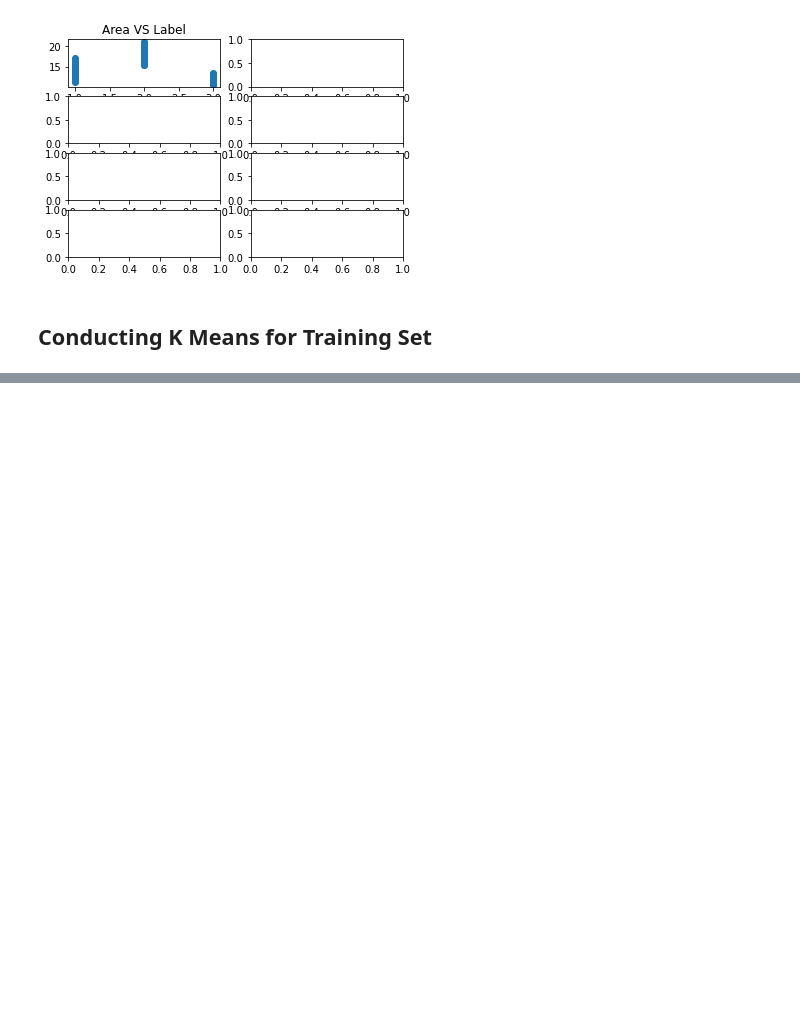
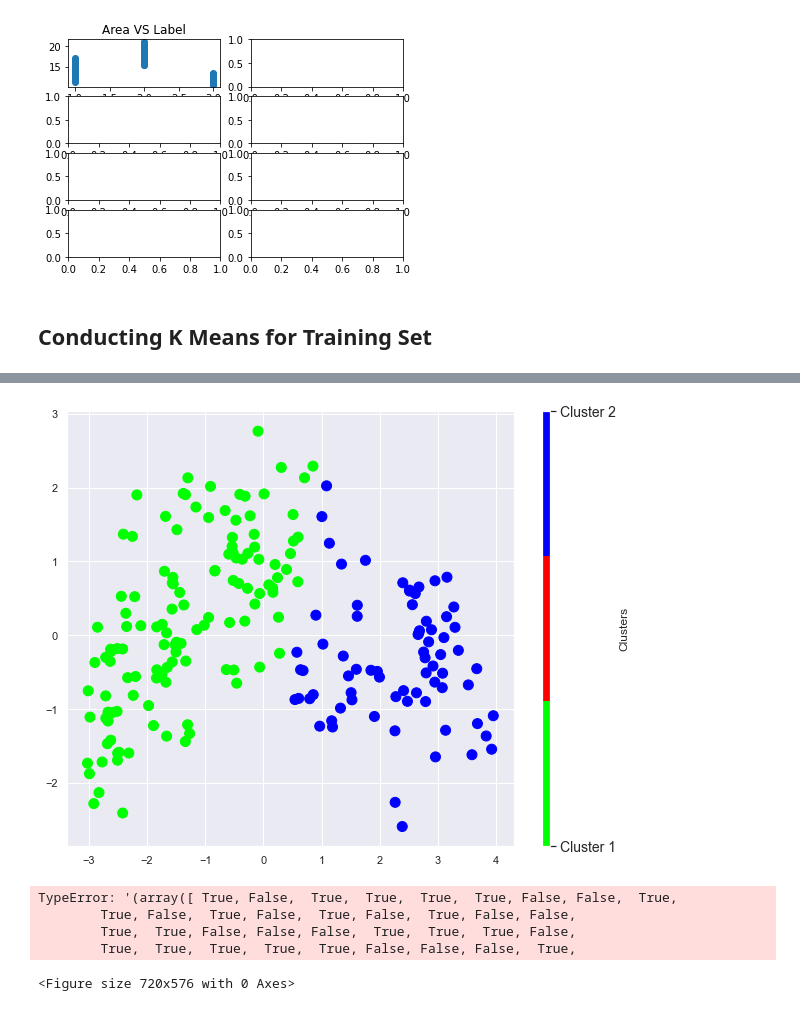
Before and after one commit to ARCHIBONG1/Wheat-Species-Prediction-Using-Clustering, a Jupyter notebook: Wheat Species Machine Learning Prediction_ Clustering Algorithms.ipynb, the cells around one changed output, grey strips where cells are left out. Drawn from its saved outputs; the diff is of its cells as text; code cells hidden in the pictures; blank space fills up the shorter version.

```diff
--- a/Wheat Species Machine Learning Prediction_ Clustering Algorithms.ipynb
+++ b/Wheat Species Machine Learning Prediction_ Clustering Algorithms.ipynb
@@ -445,0 +576,37 @@ for ax in axs.flat:
+# %%
+plt.scatter(two_com_scaled_train_set[:,0], two_com_scaled_train_set[:,1], s=100, c=labels, cmap=plt.cm.get_cmap("brg_r",3));
+
+#plt.cm.
+cbar = plt.colorbar(label="Clusters", orientation="vertical", pad=0.05, aspect=50);
+cbar.set_ticks([0,1,2])
+cbar.set_ticklabels(["Cluster 1", "Cluster 2", "Cluster 3"])
+cbar.ax.tick_params(labelsize=14)
+# %% [output]
+[figure, added]
+# %%
+plt.figure(1)
+plt.clf()
+
+colors = ["#dede00", "#377eb8", "#f781bf"]
+markers = ["x", "o", "^"]
+
+for k, col in zip(range(n_clusters_), colors):
+    my_members = labels == k
+    cluster_center = cluster_centers[k]
+    plt.plot(scaled_train_set[my_members, 0], scaled_train_set[my_members, 1], markers[k], color=col)
+    plt.plot(
+        cluster_center[0],
+        cluster_center[1],
+        markers[k],
+        markerfacecolor=col,
+        markeredgecolor="k",
+        markersize=14,
+    )
+plt.title("Estimated number of clusters: %d" % n_clusters_)
+plt.show()
+# %% [output]
+TypeError: '(array([ True, False,  True,  True,  True,  True, False, False,  True,
+        True, False,  True, False,  True, False,  True, False, False,
+        True,  True, False, False, False,  True,  True,  True, False,
+        True,  True,  True,  True,  True, False, False, False,  True,
+<Figure size 720x576 with 0 Axes>
```
Also changed, not shown: parts of 28 cells of this notebook.
